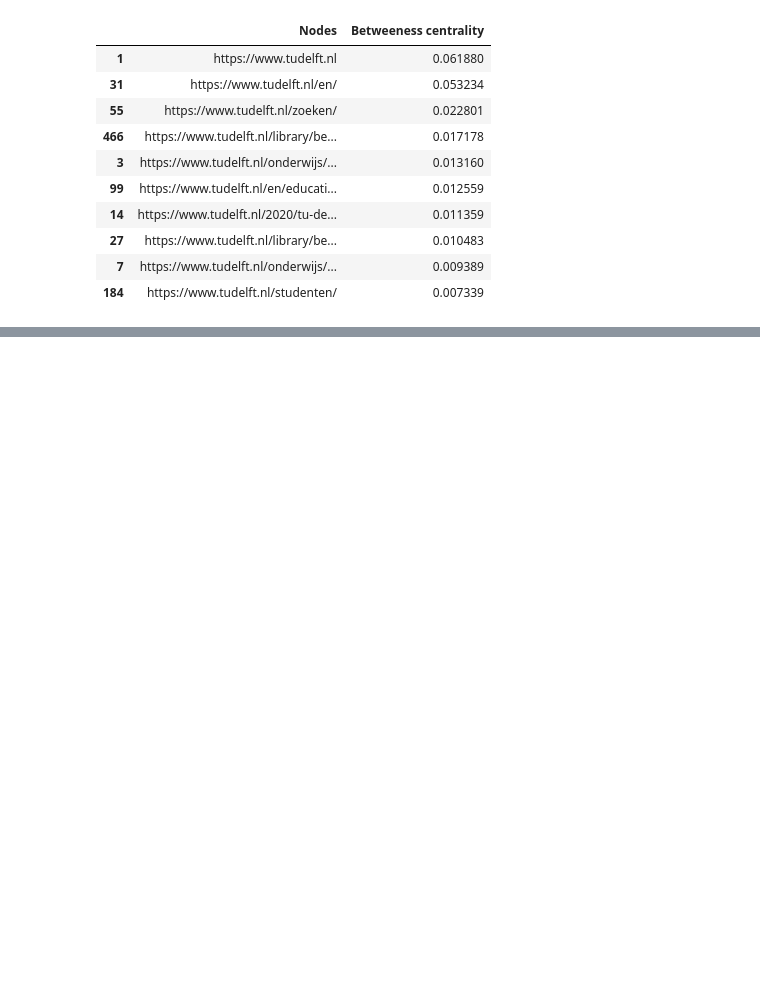
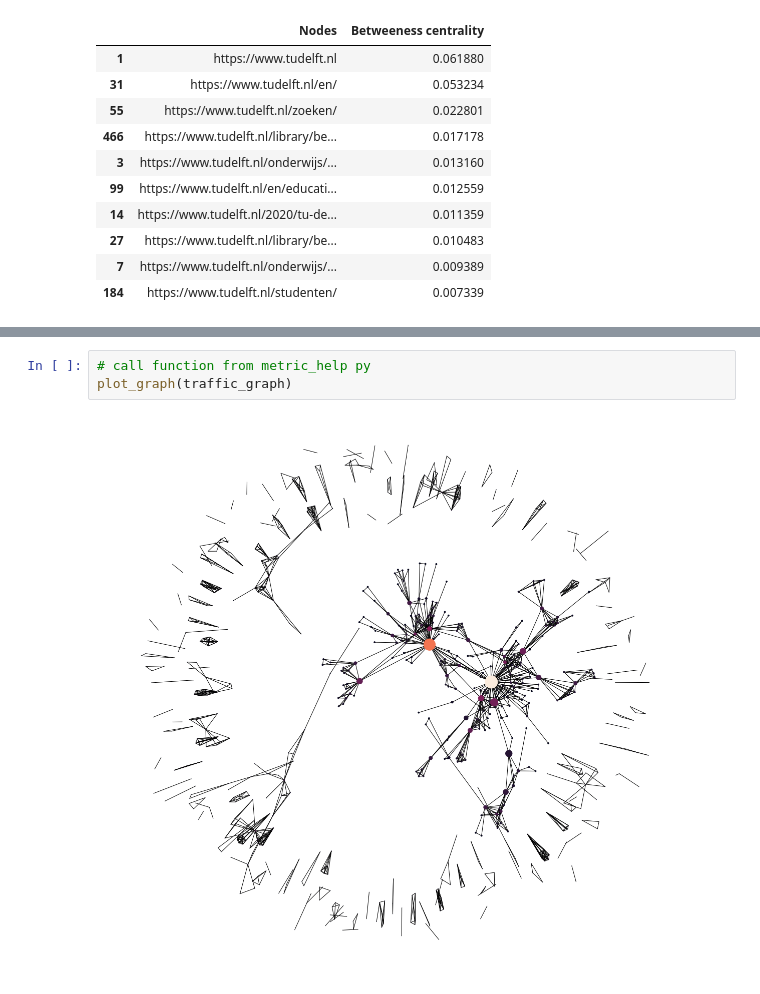
Before and after one commit to TBruyn/Modeling-and-Data-Analysis-in-Complex-Networks, a Jupyter notebook: final/notebooks/Metrics.ipynb, the cells around one changed output, grey strips where cells are left out. Cells and saved outputs as stored; diff of their text form; blank space fills up the shorter version.

```diff
--- a/final/notebooks/Metrics.ipynb
+++ b/final/notebooks/Metrics.ipynb
@@ -297,0 +309,5 @@ c.sort_values('Betweeness centrality',ascending= False).head(10)
+# %%
+# call function from metric_help py
+plot_graph(traffic_graph)
+# %% [output]
+[figure, added]
```
Also changed, not shown: parts of 40 cells of this notebook.
